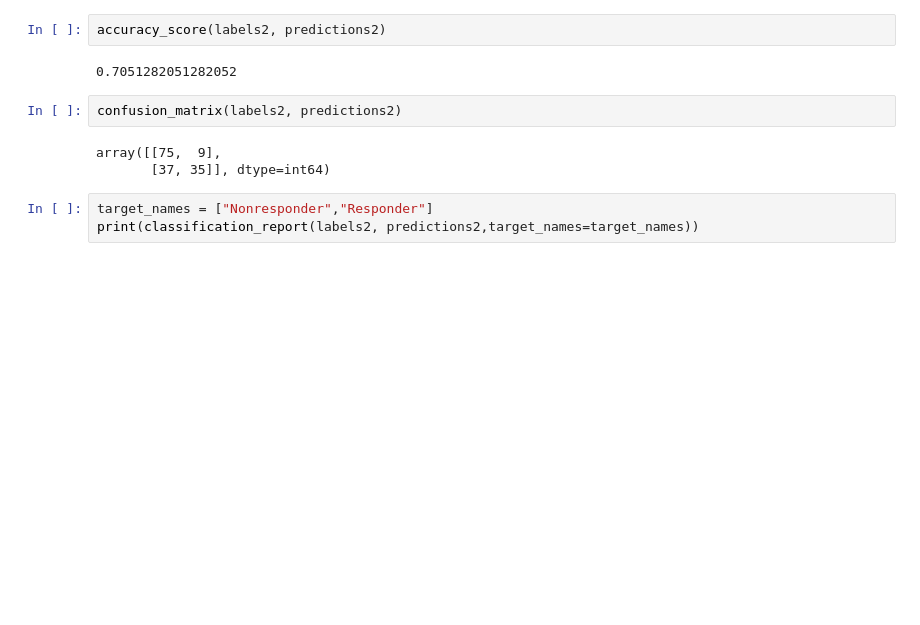
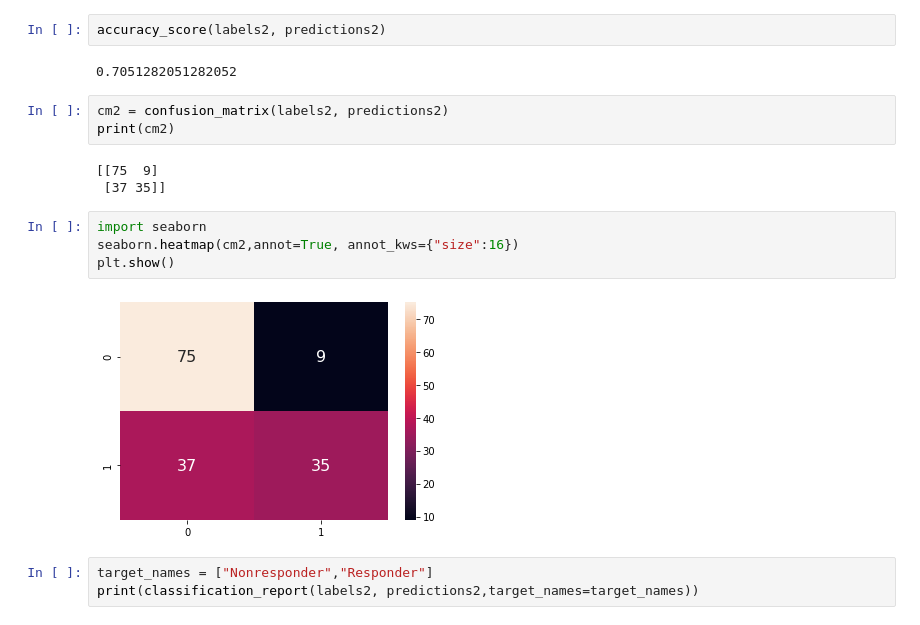
Before and after one commit to chrisbock76/Final_Project, a Jupyter notebook: BS_ML_test.ipynb, the cells around one changed output. Saved outputs shown, nothing was run; the diff lists cells and outputs as text; blank space fills up the shorter version.

```diff
--- a/BS_ML_test.ipynb
+++ b/BS_ML_test.ipynb
@@ -528,11 +535,18 @@ Mean Absolute Error: 60.54 degrees.
 accuracy_score(labels2, predictions2)
 # %% [output]
 0.7051282051282052
-# %%
-confusion_matrix(labels2, predictions2)
-# %% [output]
-array([[75,  9],
-       [37, 35]], dtype=int64)
+# %%
+cm2 = confusion_matrix(labels2, predictions2)
+print(cm2)
+# %% [output]
+[[75  9]
+ [37 35]]
+# %%
+import seaborn
+seaborn.heatmap(cm2,annot=True, annot_kws={"size":16})
+plt.show()
+# %% [output]
+[figure, added]
 # %%
 target_names = ["Nonresponder","Responder"]
 print(classification_report(labels2, predictions2,target_names=target_names))
```
Also changed, not shown: parts of 4 cells of this notebook.
